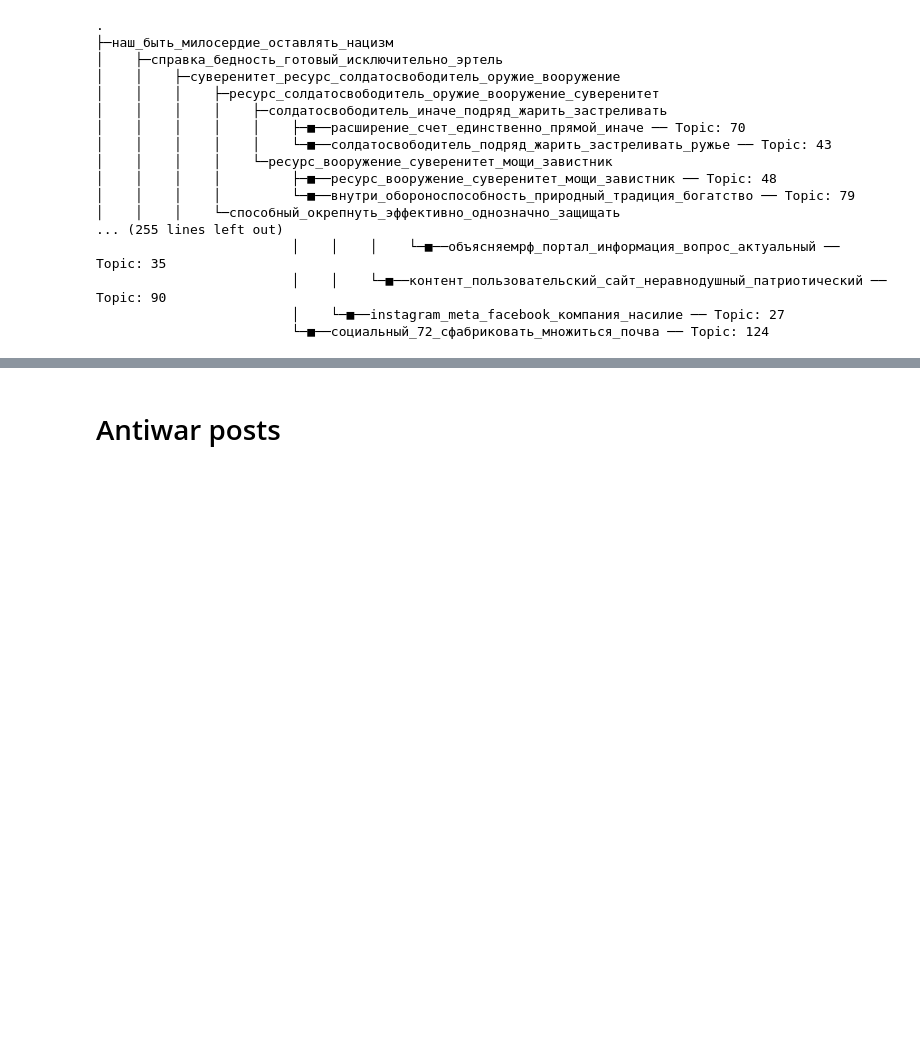
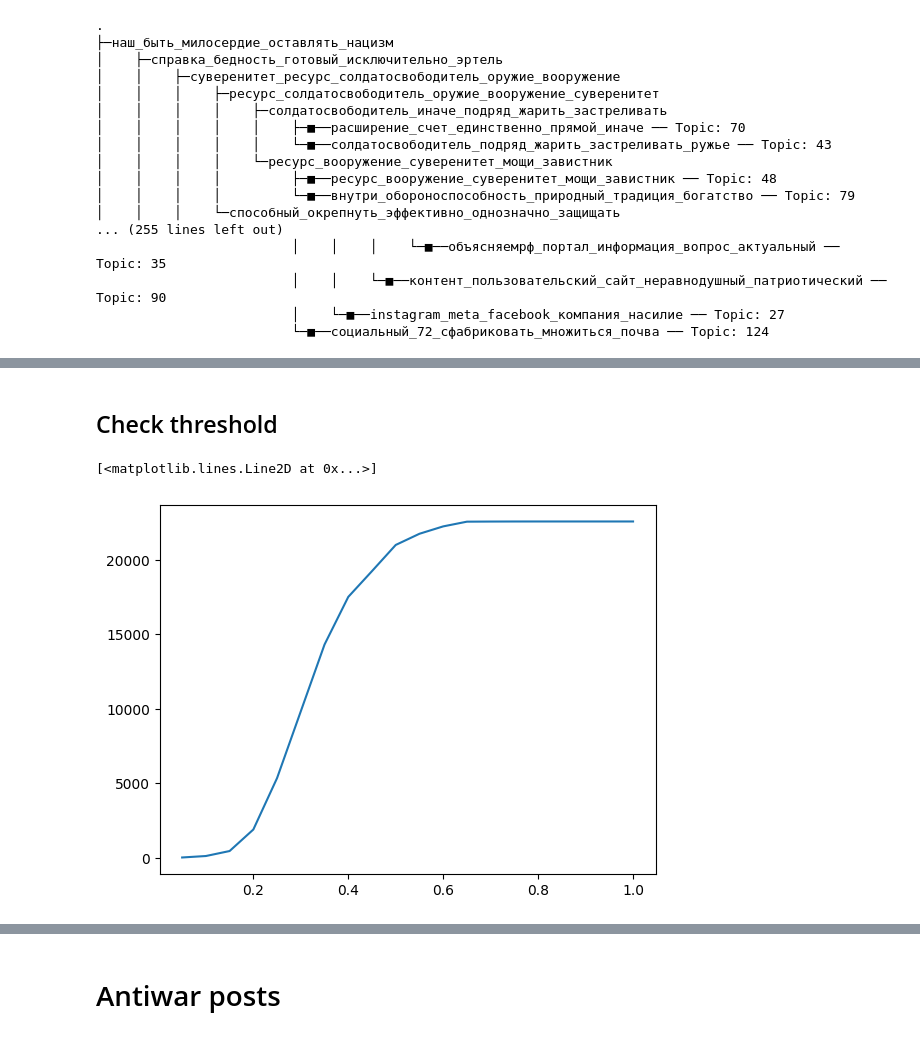
Before and after one commit to AlesyaSokol/VK_and_war, a Jupyter notebook: Topic_modelling_colab.ipynb, the cells around one changed output, grey strips where cells are left out. Cells and saved outputs as stored; diff of their text form; code cells hidden in the pictures; blank space fills up the shorter version.

```diff
--- a/Topic_modelling_colab.ipynb
+++ b/Topic_modelling_colab.ipynb
@@ -1245,7 +1292,7 @@ def get_random_post_topic(topic_ind, topics = topics):
   texts = []
   # text = str(inds[0])+' '+str(posts_0_z[inds[0]]['owner_id']) + ' ' + posts_0_z[inds[0]]['initial_text']
   text = posts_0_z[inds[0]]['initial_text']
-  return text
+  return text, inds[0]
 # %%
 total_pops = []
 count = []
@@ -1282,0 +1331,10 @@ get_random_post_topic(9, topics = new_topics)
+# %%
+inds = []
+
+for i in range(100):
+  text, ind = get_random_post_topic(6, topics = new_topics)
+  while (ind in inds) or len(text)>300:
+    text, ind = get_random_post_topic(1, topics = new_topics)
+  inds.append(ind)
+  print(text)
+  print('________________________________')
@@ -1282,0 +1359,26 @@ get_random_post_topic(9, topics = new_topics)
+# %% [markdown]
+## Check threshold
+# %%
+thresholds = np.linspace(0.05,1,20)
+# %%
+size_1 = []
+totals = []
+percents = []
+
+for t in thresholds:
+  new_topics = model.reduce_outliers(posts_clean, topics, threshold = t)
+  total = []
+  for i in range(-1,18):
+    _,_,count = define_topic_params(i, topics = new_topics)
+    if i!=-1:
+      total.append(count)
+    else:
+      size_1.append(count)
+  totals.append(total)
+  percents.append(np.array(total)/np.sum(total))
+# %%
+plt.figure()
+plt.plot(thresholds, size_1)
+# %% [output]
+[<matplotlib.lines.Line2D at 0x...>]
+[figure, added]
```
Also changed, not shown: parts of 47 cells of this notebook.
